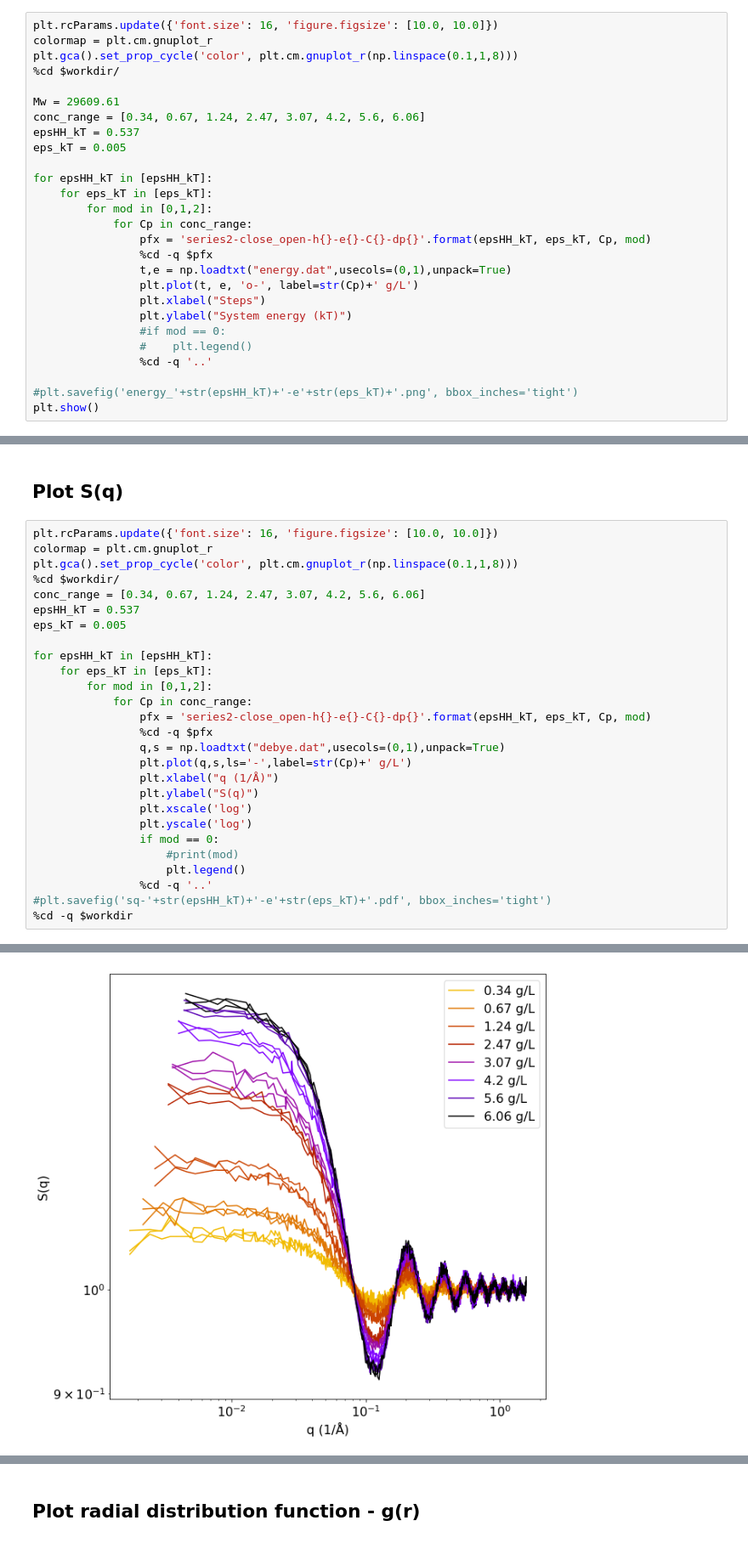
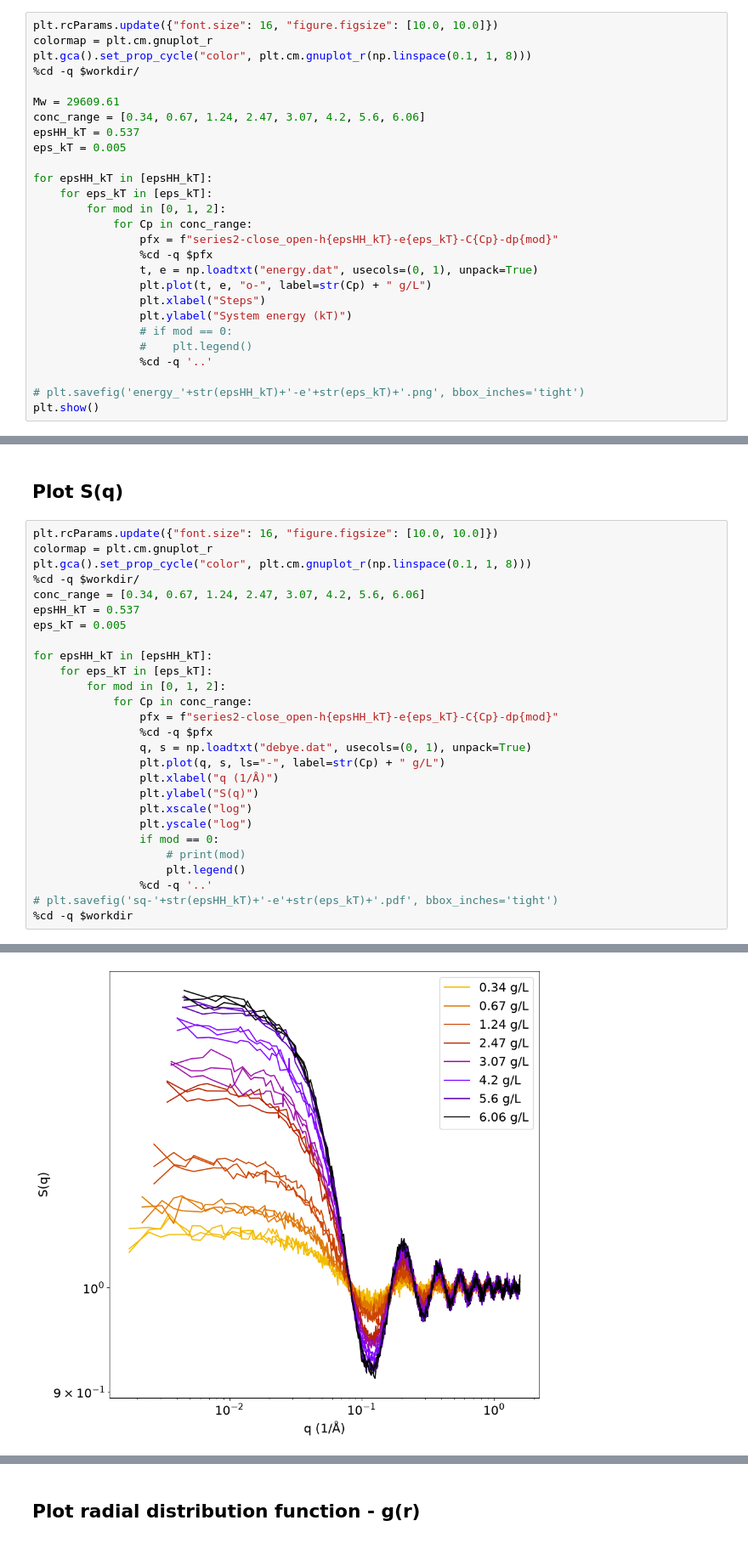
Before and after one commit to mlund/SI-Lipase-Structure-Factors, a Jupyter notebook: manybody/swap/analysis_epsilon2.ipynb, the cells around one changed output, grey strips where cells are left out. Shown at 85% size. Cells and saved outputs as stored; diff of their text form.

```diff
--- a/manybody/swap/analysis_epsilon2.ipynb
+++ b/manybody/swap/analysis_epsilon2.ipynb
@@ -39,10 +39,10 @@ else:
 
 Plots the system energy in function of the simulation steps
 # %%
-plt.rcParams.update({'font.size': 16, 'figure.figsize': [10.0, 10.0]})
+plt.rcParams.update({"font.size": 16, "figure.figsize": [10.0, 10.0]})
 colormap = plt.cm.gnuplot_r
-plt.gca().set_prop_cycle('color', plt.cm.gnuplot_r(np.linspace(0.1,1,8)))
-%cd $workdir/
+plt.gca().set_prop_cycle("color", plt.cm.gnuplot_r(np.linspace(0.1, 1, 8)))
+%cd -q $workdir/
 
 Mw = 29609.61
 conc_range = [0.34, 0.67, 1.24, 2.47, 3.07, 4.2, 5.6, 6.06]
@@ -51,18 +51,18 @@ eps_kT = 0.005
 
 for epsHH_kT in [epsHH_kT]:
     for eps_kT in [eps_kT]:
-        for mod in [0,1,2]:
+        for mod in [0, 1, 2]:
             for Cp in conc_range:
-                pfx = 'series2-close_open-h{}-e{}-C{}-dp{}'.format(epsHH_kT, eps_kT, Cp, mod)
+                pfx = f"series2-close_open-h{epsHH_kT}-e{eps_kT}-C{Cp}-dp{mod}"
                 %cd -q $pfx
-                t,e = np.loadtxt("energy.dat",usecols=(0,1),unpack=True)
-                plt.plot(t, e, 'o-', label=str(Cp)+' g/L')
+                t, e = np.loadtxt("energy.dat", usecols=(0, 1), unpack=True)
+                plt.plot(t, e, "o-", label=str(Cp) + " g/L")
                 plt.xlabel("Steps")
                 plt.ylabel("System energy (kT)")
-                #if mod == 0:
+                # if mod == 0:
                 #    plt.legend()
                 %cd -q '..'
 
-#plt.savefig('energy_'+str(epsHH_kT)+'-e'+str(eps_kT)+'.png', bbox_inches='tight')
+# plt.savefig('energy_'+str(epsHH_kT)+'-e'+str(eps_kT)+'.png', bbox_inches='tight')
 plt.show()
 # %% [output]
@@ -71,30 +70,30 @@ plt.show()
 # %% [markdown]
 ## Plot S(q)
 # %%
-plt.rcParams.update({'font.size': 16, 'figure.figsize': [10.0, 10.0]})
+plt.rcParams.update({"font.size": 16, "figure.figsize": [10.0, 10.0]})
 colormap = plt.cm.gnuplot_r
-plt.gca().set_prop_cycle('color', plt.cm.gnuplot_r(np.linspace(0.1,1,8)))
-%cd $workdir/
+plt.gca().set_prop_cycle("color", plt.cm.gnuplot_r(np.linspace(0.1, 1, 8)))
+%cd -q $workdir/
 conc_range = [0.34, 0.67, 1.24, 2.47, 3.07, 4.2, 5.6, 6.06]
 epsHH_kT = 0.537
 eps_kT = 0.005
 
 for epsHH_kT in [epsHH_kT]:
     for eps_kT in [eps_kT]:
-        for mod in [0,1,2]:
+        for mod in [0, 1, 2]:
             for Cp in conc_range:
-                pfx = 'series2-close_open-h{}-e{}-C{}-dp{}'.format(epsHH_kT, eps_kT, Cp, mod)
+                pfx = f"series2-close_open-h{epsHH_kT}-e{eps_kT}-C{Cp}-dp{mod}"
                 %cd -q $pfx
-                q,s = np.loadtxt("debye.dat",usecols=(0,1),unpack=True)
-                plt.plot(q,s,ls='-',label=str(Cp)+' g/L')
+                q, s = np.loadtxt("debye.dat", usecols=(0, 1), unpack=True)
+                plt.plot(q, s, ls="-", label=str(Cp) + " g/L")
                 plt.xlabel("q (1/Å)")
                 plt.ylabel("S(q)")
-                plt.xscale('log')
-                plt.yscale('log')
+                plt.xscale("log")
+                plt.yscale("log")
                 if mod == 0:
-                    #print(mod)
+                    # print(mod)
                     plt.legend()
                 %cd -q '..'
-#plt.savefig('sq-'+str(epsHH_kT)+'-e'+str(eps_kT)+'.pdf', bbox_inches='tight')
+# plt.savefig('sq-'+str(epsHH_kT)+'-e'+str(eps_kT)+'.pdf', bbox_inches='tight')
 %cd -q $workdir
 # %% [output]
@@ -102,2 +100,2 @@ for epsHH_kT in [epsHH_kT]:
-[figure, old version]
+[figure, new version]
 # %%
```
Also changed, not shown: parts of 7 cells of this notebook, 22 other files.
